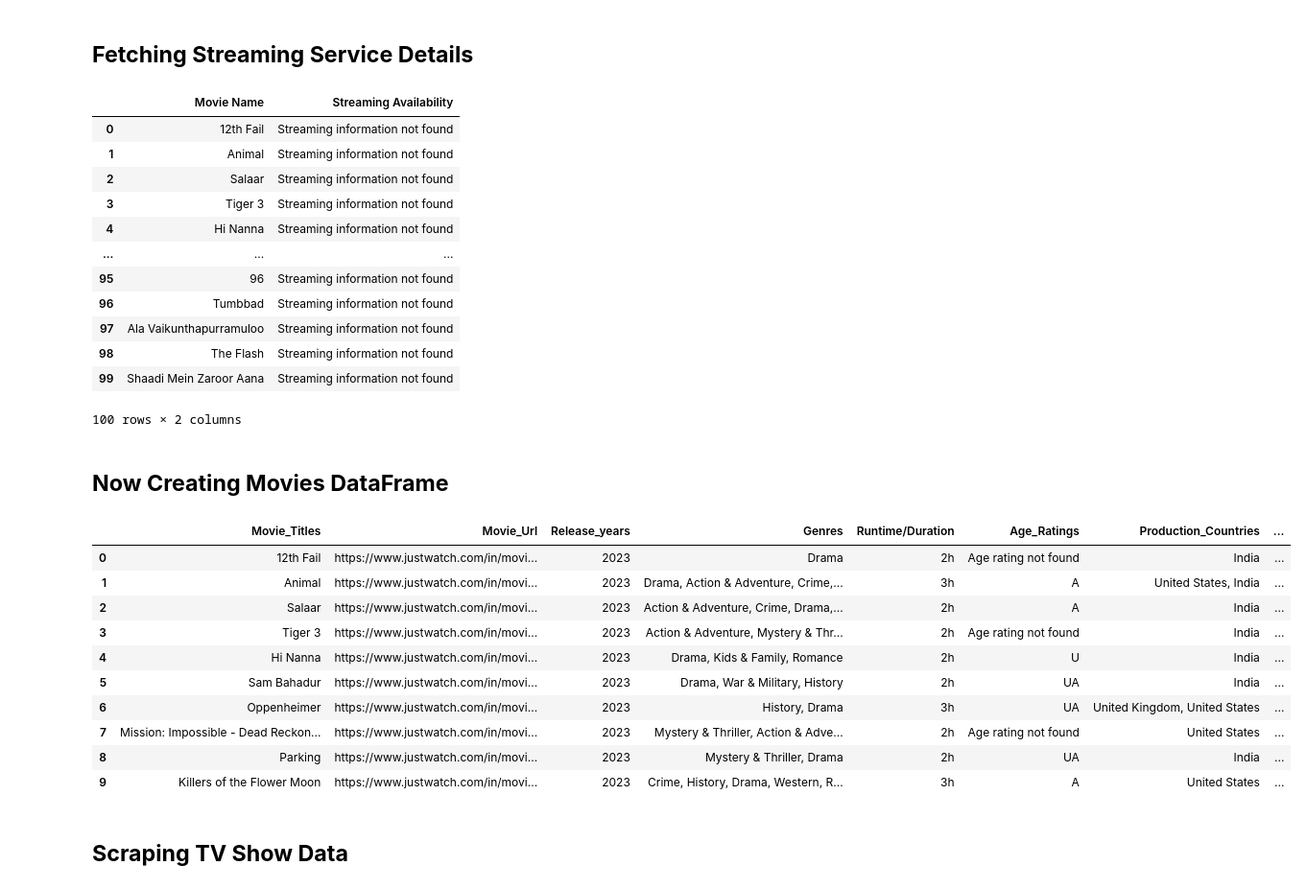
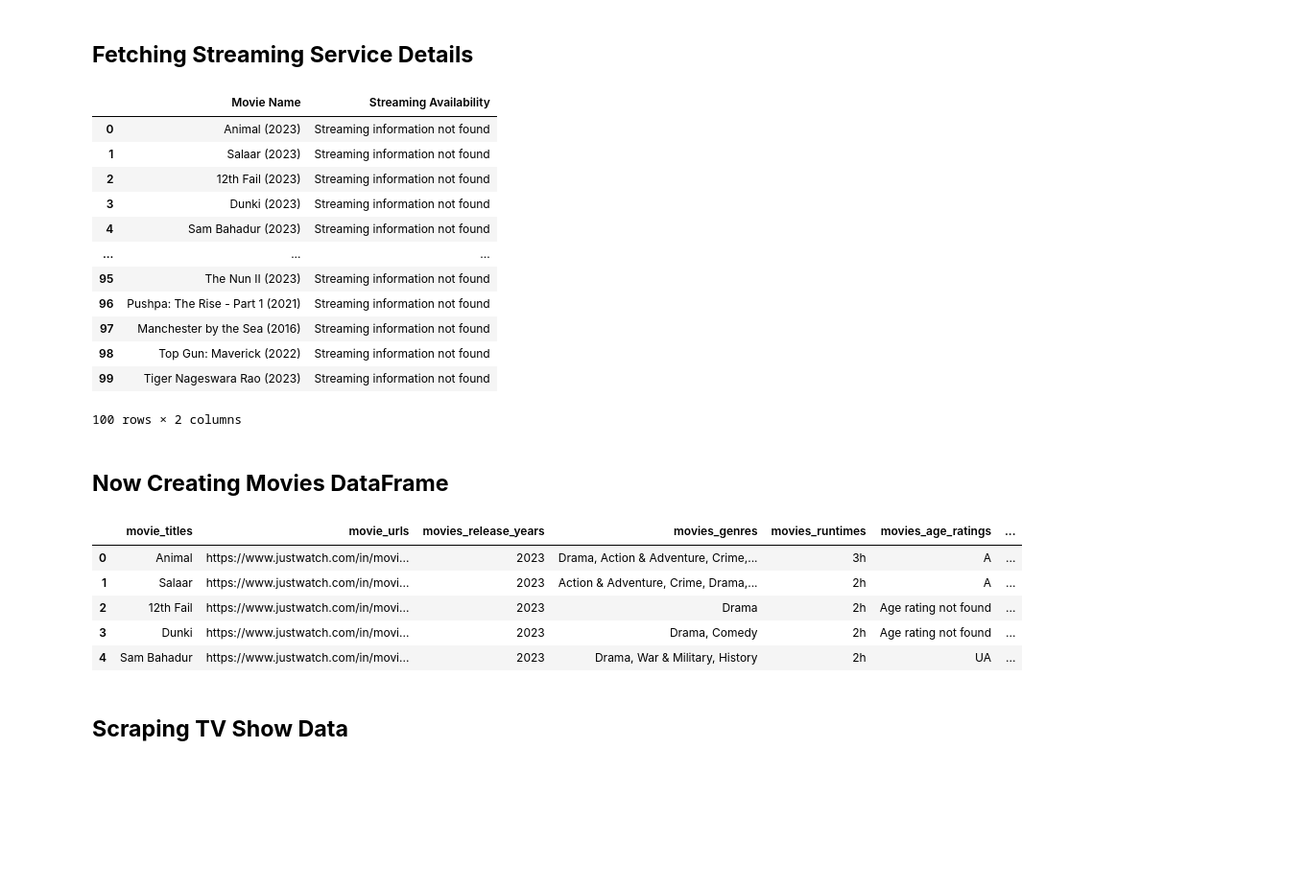
Before and after one commit to Amrit007-droid/Web-Scraping, a Jupyter notebook: Numerical_Programming_in_Python_Web_Scraping.ipynb, the cells around one changed output. Shown at 96% size. Cells and saved outputs as stored; diff of their text form; code cells hidden in the pictures; blank space fills up the shorter version.

```diff
--- a/Numerical_Programming_in_Python_Web_Scraping.ipynb
+++ b/Numerical_Programming_in_Python_Web_Scraping.ipynb
@@ -671,11 +671,11 @@ for movie_url in movie_urls:
     movie_names.append(movie_name)
 
     # Find the streaming availability information
-    streaming_section = soup_movie.find('section', {'data-v-3f103c69': True, 'data-v-1d90f11e': True})
+    streaming_section = soup_movie.find('section', {'data-v-21867ef9': True, 'data-v-040e130e': True})
 
     if streaming_section:
         # Extract the streaming availability text
-        article_heading = streaming_section.find('article', {'data-v-3f103c69': True}).find('h2', {'data-v-3f103c69': True, 'class': 'heading'})
+        article_heading = streaming_section.find('article', {'data-v-21867ef9': True}).find('h2', {'data-v-21867ef9': True, 'class': 'heading'})
         streaming_text = article_heading.find_next('p').text.strip() if article_heading else "Streaming information not found"
 
         # Check if "streaming on" is present in the streaming text
@@ -699,51 +699,46 @@ movies_dataframe = pd.DataFrame({
 movies_dataframe
 # %% [output]
 |  | Movie Name | Streaming Availability |
-| 0 | 12th Fail | Streaming information not found |
-| 1 | Animal | Streaming information not found |
-| 2 | Salaar | Streaming information not found |
-| 3 | Tiger 3 | Streaming information not found |
-| 4 | Hi Nanna | Streaming information not found |
+| 0 | Animal (2023) | Streaming information not found |
+| 1 | Salaar (2023) | Streaming information not found |
+| 2 | 12th Fail (2023) | Streaming information not found |
+| 3 | Dunki (2023) | Streaming information not found |
+| 4 | Sam Bahadur (2023) | Streaming information not found |
 | ... | ... | ... |
-| 95 | 96 | Streaming information not found |
-| 96 | Tumbbad | Streaming information not found |
-| 97 | Ala Vaikunthapurramuloo | Streaming information not found |
-| 98 | The Flash | Streaming information not found |
-| 99 | Shaadi Mein Zaroor Aana | Streaming information not found |
+| 95 | The Nun II (2023) | Streaming information not found |
+| 96 | Pushpa: The Rise - Part 1 (2021) | Streaming information not found |
+| 97 | Manchester by the Sea (2016) | Streaming information not found |
+| 98 | Top Gun: Maverick (2022) | Streaming information not found |
+| 99 | Tiger Nageswara Rao (2023) | Streaming information not found |
 100 rows × 2 columns
 # %% [markdown]
 ## **Now Creating Movies DataFrame**
 # %%
-# Write Your Code here
 # Create a dictionary with the data
 data = {
-    'Movie_Titles': movie_titles,
-    'Movie_Url': movie_urls_list,
-    'Release_years': release_years_list,
-    'Genres': genres_list,
-    'Runtime/Duration': runtimes_list,
-    'Age_Ratings': age_ratings_list,
-    'Production_Countries': production_country_list,
-    'IMDB_Ratings': imdb_ratings_list,
-    'Streaming_Details': streaming_availability,
+    'movie_titles': movie_titles,
+    'movie_urls': movie_urls_list,
+    'movies_release_years': release_years_list,
+    'movies_genres': genres_list,
+    'movies_runtimes': runtimes_list,
+    'movies_age_ratings': age_ratings_list,
+    'movies_imdb_ratings': imdb_ratings_list,
+    'movies_streaming_availability': streaming_availability,
 
 }
 
 # Create a DataFrame from the dictionary
 movies_dataframe = pd.DataFrame(data)
-movies_dataframe.head(10)
+
+# Display the DataFrame
+movies_dataframe.head(5)
 # %% [output]
-|  | Movie_Titles | Movie_Url | Release_years | Genres | Runtime/Duration | Age_Ratings | Production_Countries | ... |
-| 0 | 12th Fail | https://www.justwatch.com/in/movi... | 2023 | Drama | 2h | Age rating not found | India | ... |
-| 1 | Animal | https://www.justwatch.com/in/movi... | 2023 | Drama, Action & Adventure, Crime,... | 3h | A | United States, India | ... |
-| 2 | Salaar | https://www.justwatch.com/in/movi... | 2023 | Action & Adventure, Crime, Drama,... | 2h | A | India | ... |
-| 3 | Tiger 3 | https://www.justwatch.com/in/movi... | 2023 | Action & Adventure, Mystery & Thr... | 2h | Age rating not found | India | ... |
-| 4 | Hi Nanna | https://www.justwatch.com/in/movi... | 2023 | Drama, Kids & Family, Romance | 2h | U | India | ... |
-| 5 | Sam Bahadur | https://www.justwatch.com/in/movi... | 2023 | Drama, War & Military, History | 2h | UA | India | ... |
-| 6 | Oppenheimer | https://www.justwatch.com/in/movi... | 2023 | History, Drama | 3h | UA | United Kingdom, United States | ... |
-| 7 | Mission: Impossible - Dead Reckon... | https://www.justwatch.com/in/movi... | 2023 | Mystery & Thriller, Action & Adve... | 2h | Age rating not found | United States | ... |
-| 8 | Parking | https://www.justwatch.com/in/movi... | 2023 | Mystery & Thriller, Drama | 2h | UA | India | ... |
-| 9 | Killers of the Flower Moon | https://www.justwatch.com/in/movi... | 2023 | Crime, History, Drama, Western, R... | 3h | A | United States | ... |
+|  | movie_titles | movie_urls | movies_release_years | movies_genres | movies_runtimes | movies_age_ratings | ... |
+| 0 | Animal | https://www.justwatch.com/in/movi... | 2023 | Drama, Action & Adventure, Crime,... | 3h | A | ... |
+| 1 | Salaar | https://www.justwatch.com/in/movi... | 2023 | Action & Adventure, Crime, Drama,... | 2h | A | ... |
+| 2 | 12th Fail | https://www.justwatch.com/in/movi... | 2023 | Drama | 2h | Age rating not found | ... |
+| 3 | Dunki | https://www.justwatch.com/in/movi... | 2023 | Drama, Comedy | 2h | Age rating not found | ... |
+| 4 | Sam Bahadur | https://www.justwatch.com/in/movi... | 2023 | Drama, War & Military, History | 2h | UA | ... |
 # %% [markdown]
 ## **Scraping TV  Show Data**
 # %%
```
Also changed, not shown: parts of 51 cells of this notebook.
